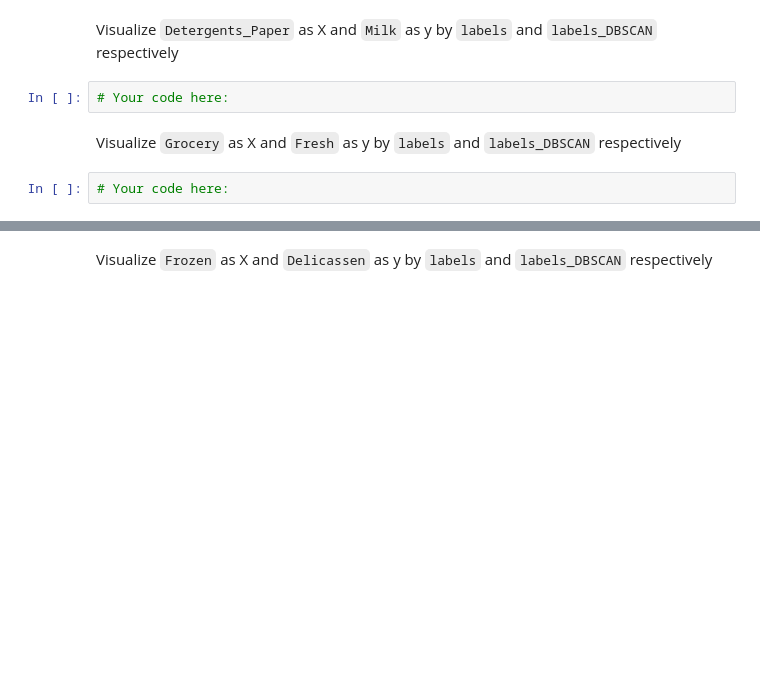
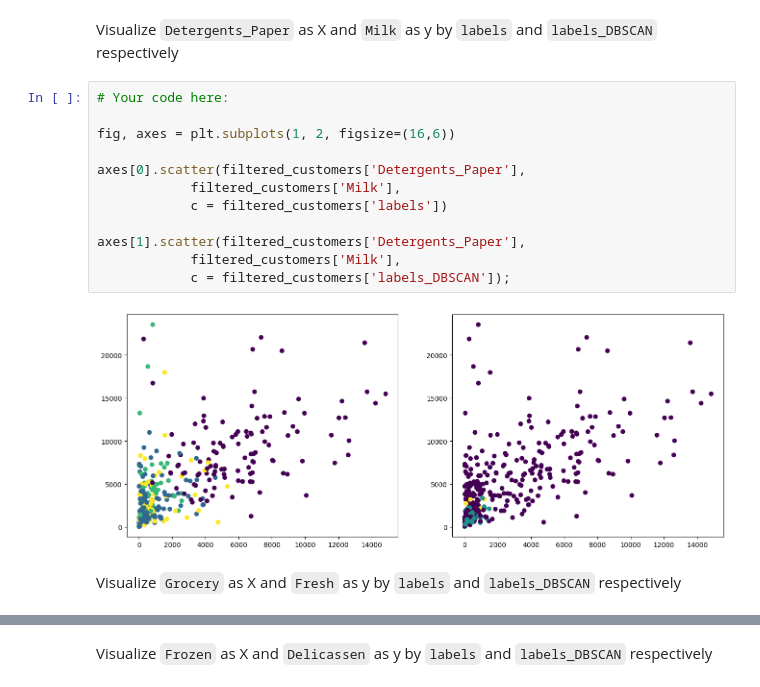
Before and after one commit to Ironhack-Data-Madrid-Octubre-2023/7.4-lab_unsupervised_learning, a Jupyter notebook: your-code/main.ipynb, the cells around one changed output, grey strips where cells are left out. Cells and saved outputs as stored; diff of their text form; blank space fills up the shorter version.

```diff
--- a/your-code/main.ipynb
+++ b/your-code/main.ipynb
@@ -281,9 +281,19 @@ Columns to visualize:
 * `Frozen` as X and `Delicassen` as y
 # %% [markdown]
 Visualize `Detergents_Paper` as X and `Milk` as y by `labels` and `labels_DBSCAN` respectively
-# %%
-# Your code here:
+# %%
+# Your code here:
+
+fig, axes = plt.subplots(1, 2, figsize=(16,6))
+
+axes[0].scatter(filtered_customers['Detergents_Paper'],
+            filtered_customers['Milk'],
+            c = filtered_customers['labels'])
+
+axes[1].scatter(filtered_customers['Detergents_Paper'],
+            filtered_customers['Milk'],
+            c = filtered_customers['labels_DBSCAN']);
+# %% [output]
+[figure, added]
 # %% [markdown]
 Visualize `Grocery` as X and `Fresh` as y by `labels` and `labels_DBSCAN` respectively
-# %%
-# Your code here:
```
Also changed, not shown: parts of 7 cells of this notebook.
